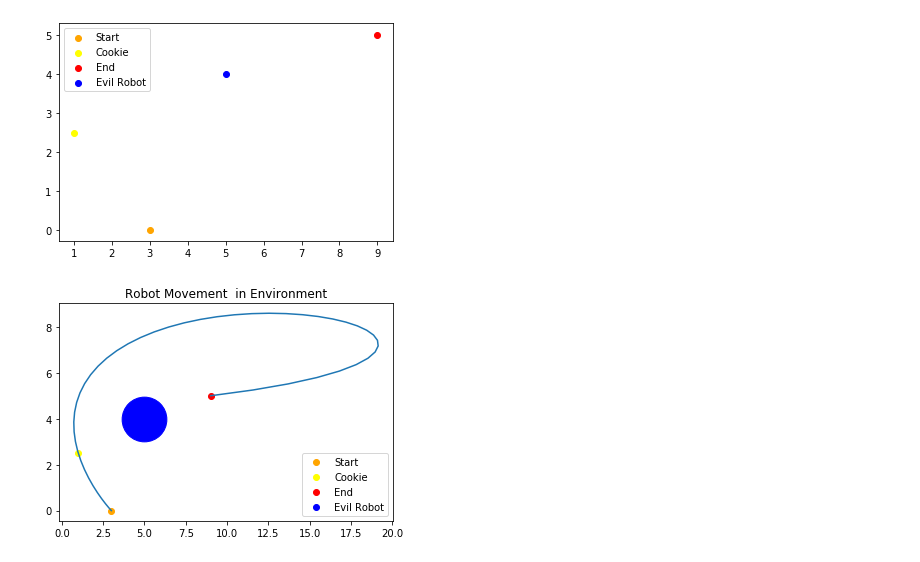
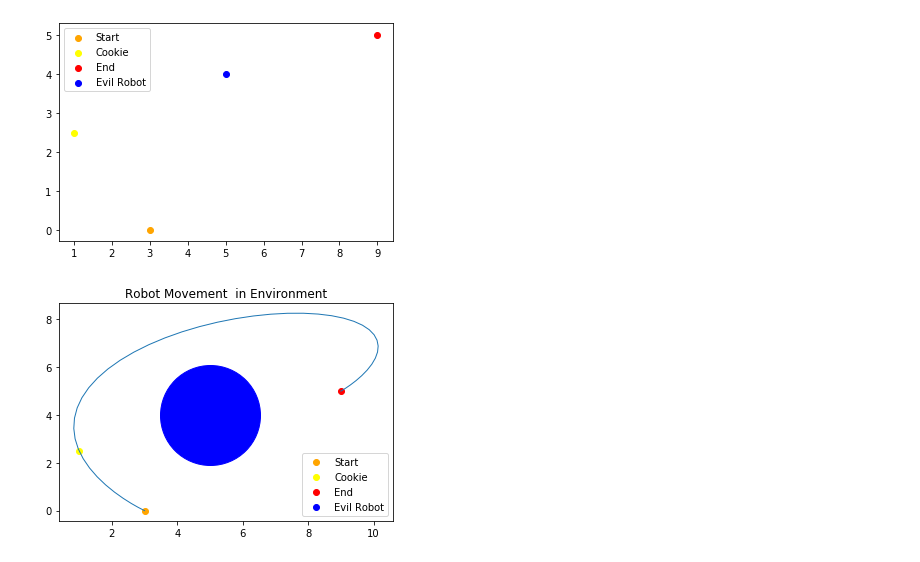
Before and after one commit to AnirudhaRamesh/Trajectory-Planning-Using-Polynomial-Functions, a Jupyter notebook: c.ipynb, the cells around one changed output. Saved outputs shown, nothing was run; the diff lists cells and outputs as text; code cells hidden in the pictures.

```diff
--- a/c.ipynb
+++ b/c.ipynb
@@ -8,13 +8,13 @@ print("Say reach (2.5,6.5) at t=2")
 Adding Additional constraint on movement by adding another way-point close by the obstacle, and doing curve fitting as done in Part a
 Say reach (2.5,6.5) at t=2
 # %%
-A = np.array([[0,0,0,0,1],[1,1,1,1,1],[16,8,4,2,1],[625,125,25,5,1],[0,0,0,1,0]])
-bx = np.array([3,1,2.5,9,0])
-# x = np.linalg.solve(A,bx)
-x = np.linalg.pinv(A)@bx
-by = np.array([0,2.5,6.5,5,0])
-# y = np.linalg.solve(A,by)
-y = np.linalg.pinv(A)@by
+A = np.array([[0,0,0,0,0,1],[1,1,1,1,1,1],[32,16,8,4,2,1],[3125,625,125,25,5,1],[0,0,0,0,1,0],[3125,500,75,10,1,0]])
+bx = np.array([3,1,2.5,9,0,0])
+x = np.linalg.solve(A,bx)
+# x = np.linalg.pinv(A)@bx
+by = np.array([0,2.5,6.5,5,0,0])
+y = np.linalg.solve(A,by)
+# y = np.linalg.pinv(A)@by
 # %%
 # Plotting map and polynomial function
 fig = plt.figure()
@@ -30,20 +30,20 @@ plt.show()
 [figure]
 # %%
 t = np.linspace(0, 5,50)
-xt = x[0] * (t*t*t*t) + x[1] * (t*t*t) + x[2] * (t*t) + x[3] * (t) + x[4]
-yt = y[0] * (t*t*t*t) + y[1] * (t*t*t) + y[2] * (t*t) + y[3] * (t) + y[4]
+xt = x[0] * (t*t*t*t*t) + x[1] * (t*t*t*t) + x[2] * (t*t*t) + x[3] * (t*t) + x[4] * (t) + x[5]
+yt = y[0] * (t*t*t*t*t) + y[1] * (t*t*t*t) + y[2] * (t*t*t) + y[3] * (t*t) + y[4] * (t) + y[5]
 
 fig = plt.figure()
 ax = fig.add_subplot(111)
 pts = np.array([[3,0],[1,2.5],[9,5],[5,4]])
 ax.scatter(pts[0,0],pts[0,1], c="orange", label="Start")
 ax.scatter(pts[1,0],pts[1,1], c="yellow", label="Cookie")
 ax.scatter(pts[2,0],pts[2,1], c="red", label="End")
-ax.scatter(pts[3,0],pts[3,1], c="blue",s=2000)
+ax.scatter(pts[3,0],pts[3,1], c="blue",s=10000)
 ax.scatter(pts[3,0],pts[3,1], c="blue",label="Evil Robot")
-plt.plot(xt,yt)
+plt.plot(xt,yt,linewidth=1)
 plt.title('Robot Movement  in Environment')
 plt.legend()
 plt.show()
 # %% [output]
-[figure, old version]
+[figure, new version]
```
Also changed, not shown: parts of 3 cells of this notebook.
